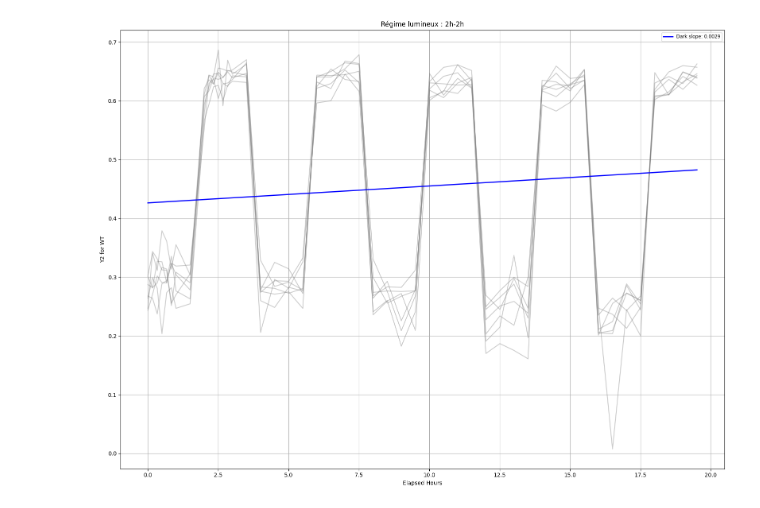
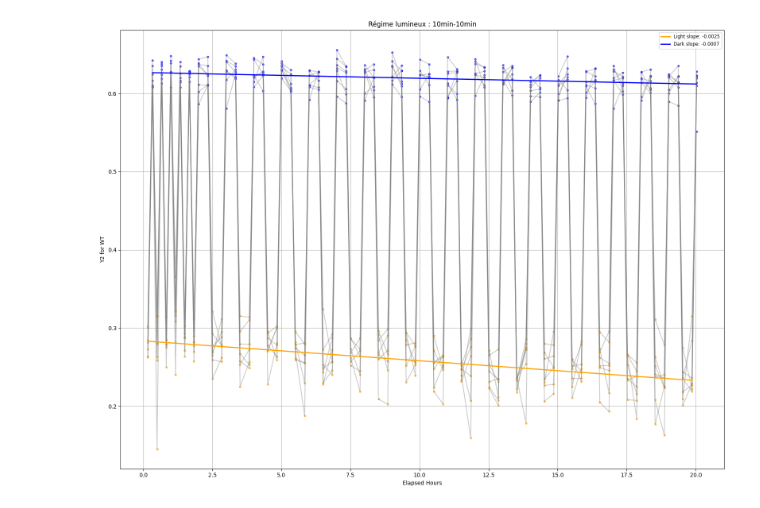
Before and after one commit to Imane-Mkt/Chlamy, a Jupyter notebook: Chlamy_Project_v2-main/Notebooks_Imane/lightanddarkslopes.ipynb, the cells around one changed output. Saved outputs shown, nothing was run; the diff lists cells and outputs as text; code cells hidden in the pictures.

Commit message:
dark and light slopes work

```diff
--- a/Chlamy_Project_v2-main/Notebooks_Imane/lightanddarkslopes.ipynb
+++ b/Chlamy_Project_v2-main/Notebooks_Imane/lightanddarkslopes.ipynb
@@ -10,8 +10,8 @@ sys.path.append(os.path.abspath("/home/imokhtatif/.vscode-server/Chlamy_Project_
 data = pd.read_csv('/home/imokhtatif/.vscode-server/Chlamy_Project_v2-main/Data/database_2025-05-18.csv')
 # %%
 # Focus on 1 plate 1 light regime (2h-2h)(plate1)
-plate = '33v3'
-light = '2h-2h'
+plate = '33v2'
+light = '10min-10min'
 df = data[(data['plate'].astype(str)==plate)&(data['light_regime']==light)]
 # %%
 from Scripts_Imane import Format_Data
@@ -98,19 +111,20 @@ light_status_48
 # %%
-from sklearn.linear_model import LinearRegression
 import pandas as pd
 import numpy as np
 import matplotlib.pyplot as plt
+from sklearn.linear_model import LinearRegression
 
-# --- Préparation des données ---
+# --- Préparation des colonnes ---
 data = df.copy()
 
-# Colonnes y2 (sans les std)
+# Colonnes y2 sans les std
 y2_columns = [col for col in data.columns if col.startswith('y2_') and col.split('_')[-1].isdigit() and 'std' not in col]
 
-# Colonnes de temps brut
+# Colonnes temporelles (brutes)
 time_columns = [col for col in data.columns if col.startswith('measurement_time_')]
+light_status_cols = [col for col in data.columns if col.startswith('light_status_')]
 
-# Convertir en datetime
+# Convertir les times en datetime
 for col in time_columns:
     data[col] = pd.to_datetime(data[col], format='mixed')
 
@@ -118,21 +132,18 @@ for col in time_columns:
 elapsed_hours = data[time_columns].apply(lambda row: (row - row.min()).dt.total_seconds() / 3600, axis=1)
 elapsed_hours.columns = [f'elapsed_hours_{i}' for i in range(len(elapsed_hours.columns))]
 
-# Supprimer anciennes colonnes si elles existent déjà
-data = data.drop(columns=[col for col in data.columns if col.startswith('elapsed_hours_')], errors='ignore')
-
-# Ajouter les colonnes calculées
+# Nettoyage des anciennes colonnes si besoin
+data = data.drop(columns=[col for col in data.columns if col.startswith("elapsed_hours_")], errors='ignore')
 data = pd.concat([data, elapsed_hours], axis=1)
 
-# Récupération propre des colonnes d'intérêt
+# Colonnes bien ordonnées
 elapsed_hours_cols = sorted(
     [col for col in data.columns if col.startswith("elapsed_hours_")],
     key=lambda x: int(x.split("_")[-1])
 )
-light_status_cols = [col.replace("measurement_time_", "light_status_") for col in time_columns]
 
 # --- Plot ---
-light_regimes = [light]  # variable light doit être définie avant
+light_regimes = [light]  # définir light ailleurs
 fig, axes = plt.subplots(1, figsize=(16, 12))
 axes = [axes]
 
@@ -149,45 +160,46 @@ for i, light in enumerate(light_regimes):
         all_time, all_y2, all_light = [], [], []
 
         for _, row in data_plate.iterrows():
-            y2_values = row[y2_columns].values.astype(float)
-            time_values = row[elapsed_hours_cols[:48]].values.astype(float)
-            light_status = row[light_status_cols[:48]].values
+            y2_values = row[y2_columns].astype(float).values                  # y2_1 to y2_48
+            time_values = row[elapsed_hours_cols[1:]].astype(float).values   # elapsed_hours_1 to _48
+            light_status = row[light_status_cols[1:]].astype(str).values     # light_status_1 to _48
 
-
-            # Validation
             valid = ~np.isnan(time_values) & ~np.isnan(y2_values) & pd.notna(light_status)
             time_values = time_values[valid]
             y2_values = y2_values[valid]
             light_status = light_status[valid]
 
             all_time.extend(time_values)
             all_y2.extend(y2_values)
             all_light.extend(light_status)
 
             ax.plot(time_values, y2_values, alpha=0.4, color='gray')
+            ax.scatter(time_values[light_status == 'light'], y2_values[light_status == 'light'], color='orange', s=10, alpha=0.6)
+            ax.scatter(time_values[light_status == 'dark'], y2_values[light_status == 'dark'], color='blue', s=10, alpha=0.6)
 
-        # Régression par condition
+        # Régression séparée pour light/dark
         all_time = np.array(all_time)
         all_y2 = np.array(all_y2)
         all_light = np.array(all_light)
 
         for condition, color in zip(['light', 'dark'], ['orange', 'blue']):
             cond_mask = all_light == condition
             if cond_mask.sum() >= 2:
                 x = all_time[cond_mask].reshape(-1, 1)
                 y = all_y2[cond_mask]
                 model = LinearRegression().fit(x, y)
                 x_line = np.linspace(x.min(), x.max(), 100).reshape(-1, 1)
                 y_line = model.predict(x_line)
-                ax.plot(x_line, y_line, color=color, linewidth=2, label=f'{condition.capitalize()} slope: {model.coef_[0]:.4f}')
+                label = f'{condition.capitalize()} slope: {model.coef_[0]:.4f}'
+                ax.plot(x_line, y_line, color=color, linewidth=2, label=label)
 
     ax.set_title(f'Régime lumineux : {light}')
     ax.set_xlabel('Elapsed Hours')
     ax.set_ylabel('Y2 for WT')
     ax.grid(True)
     ax.legend(fontsize='small', loc='upper right')
 
 plt.tight_layout()
 plt.show()
 # %% [output]
-[figure, old version]
+[figure, new version]
```
Also changed, not shown: parts of 7 cells of this notebook.
